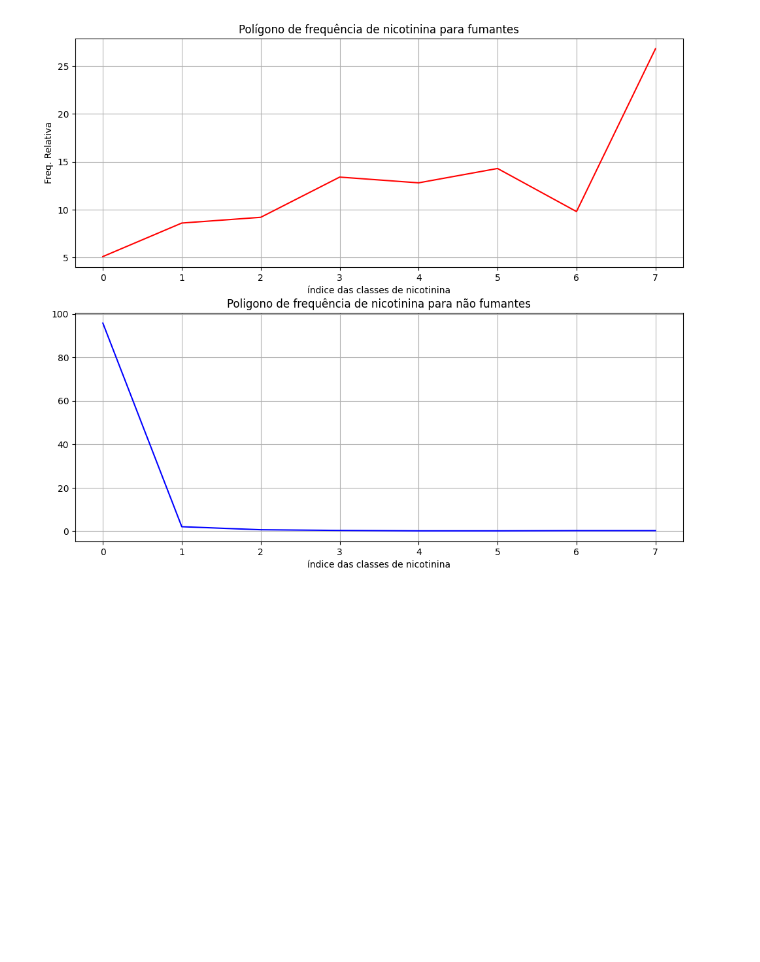
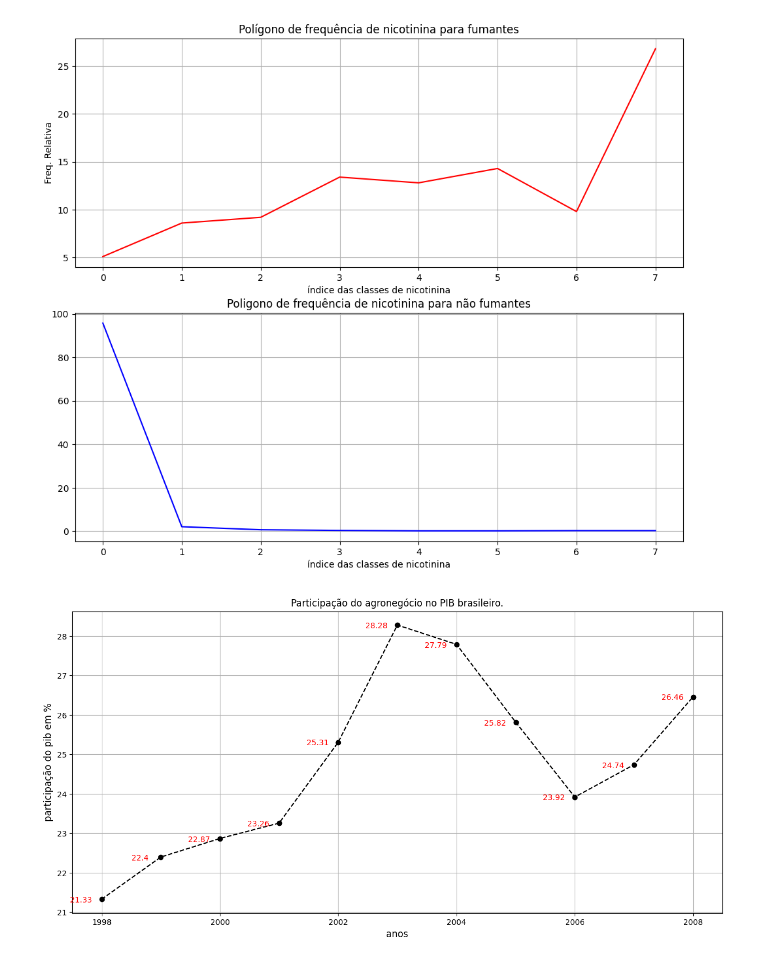
Before and after one commit to christiano1974/Aulas_Est_Python_R, a Jupyter notebook: ExerciciosGraficos.ipynb, the cells around one changed output. Drawn from its saved outputs; the diff is of its cells as text; code cells hidden in the pictures; blank space fills up the shorter version.

```diff
--- a/ExerciciosGraficos.ipynb
+++ b/ExerciciosGraficos.ipynb
@@ -213,3 +213,18 @@ plt.grid(True)
 plt.show()
 # %% [output]
 [figure]
+# %%
+# exercício nº 5
+anos = np.arange(1998,2009)
+freqRelativa = np.array([21.33,22.4,22.87,23.26,25.31,28.28,27.79,25.82,23.92,24.74,26.46])
+plt.figure(figsize = (15,7))
+plt.plot(anos,freqRelativa,color = 'black',marker ='o',linestyle = '--')
+plt.xlabel('anos',fontsize = 12)
+plt.ylabel('participação do pib em %',fontsize = 12)
+plt.title('Participação do agronegócio no PIB brasileiro.')
+for k in range(len(freqRelativa)):
+  plt.annotate(f"{freqRelativa[k]}",(anos[k] - 0.35,freqRelativa[k] - 0.18),textcoords = "offset points",xytext=(0,5),ha = 'center',color = 'red')
+plt.grid(True)
+plt.show()
+# %% [output]
+[figure, added]
```
